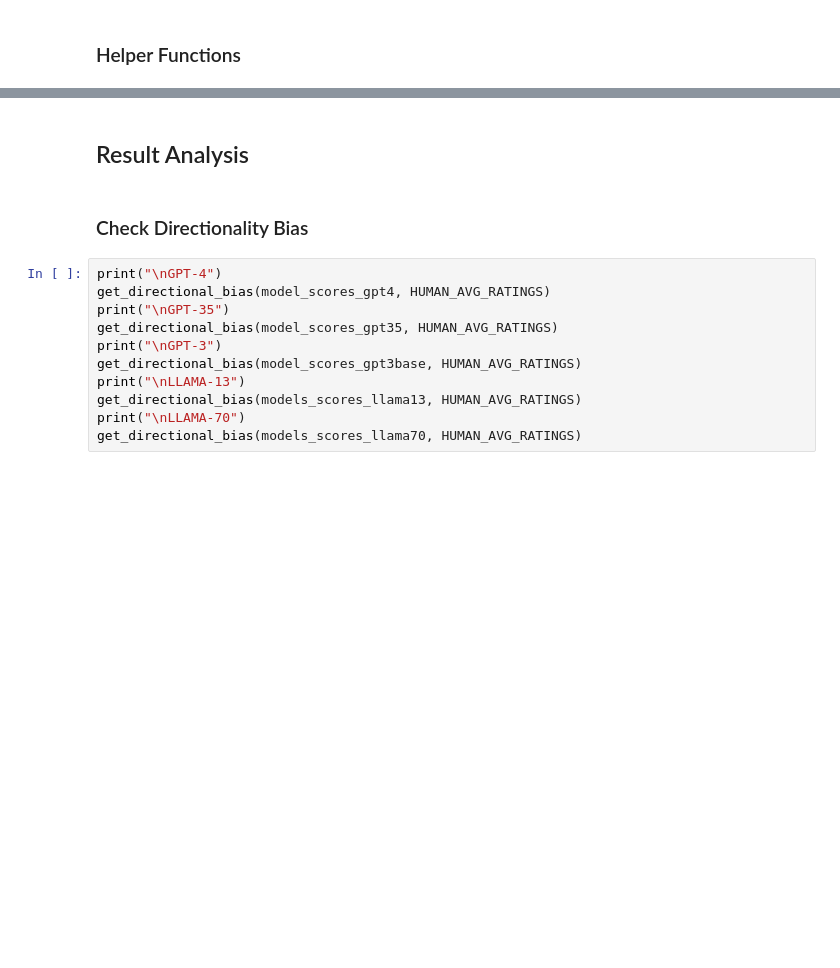
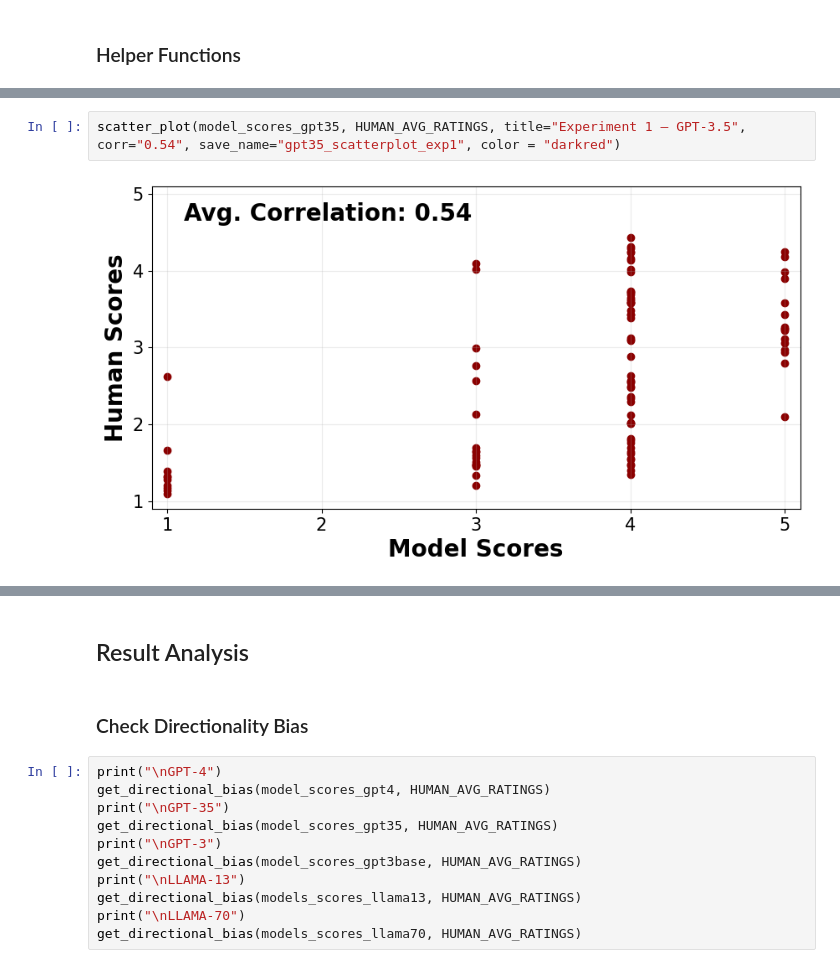
Before and after one commit to lwachowiak/LLMs-for-Social-Robotics, a Jupyter notebook: code/Experiment_1/result_analysis_exp1.ipynb, the cells around one changed output, grey strips where cells are left out. Saved outputs shown, nothing was run; the diff lists cells and outputs as text; blank space fills up the shorter version.

```diff
--- a/code/Experiment_1/result_analysis_exp1.ipynb
+++ b/code/Experiment_1/result_analysis_exp1.ipynb
@@ -246,3 +312,7 @@ def plot_avg_score(model_scores, user_scores, key):
+# %%
+scatter_plot(model_scores_gpt35, HUMAN_AVG_RATINGS, title="Experiment 1 — GPT-3.5", corr="0.54", save_name="gpt35_scatterplot_exp1", color = "darkred")
+# %% [output]
+[figure, added]
 # %%
 for key in model_scores_gpt4.keys():
     plot_avg_score(model_scores_gpt4, HUMAN_AVG_RATINGS, key=key)
```
Also changed, not shown: parts of 11 cells of this notebook, 22 other files.
